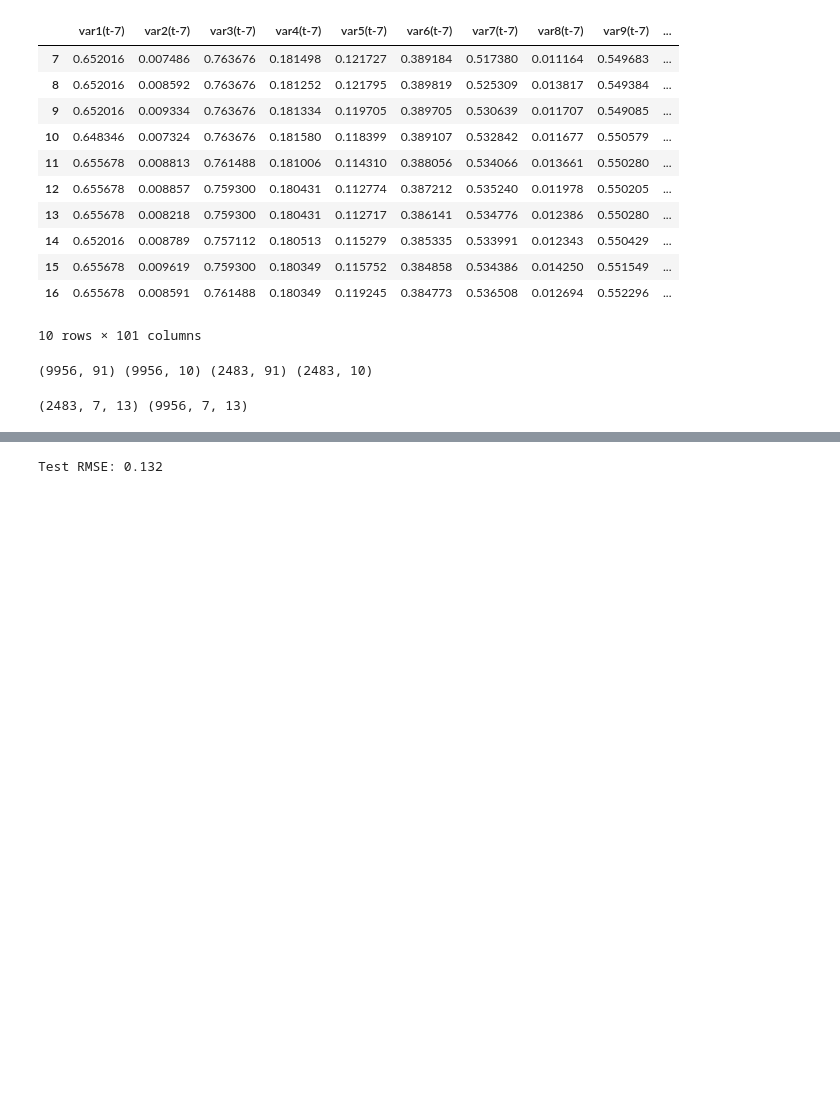
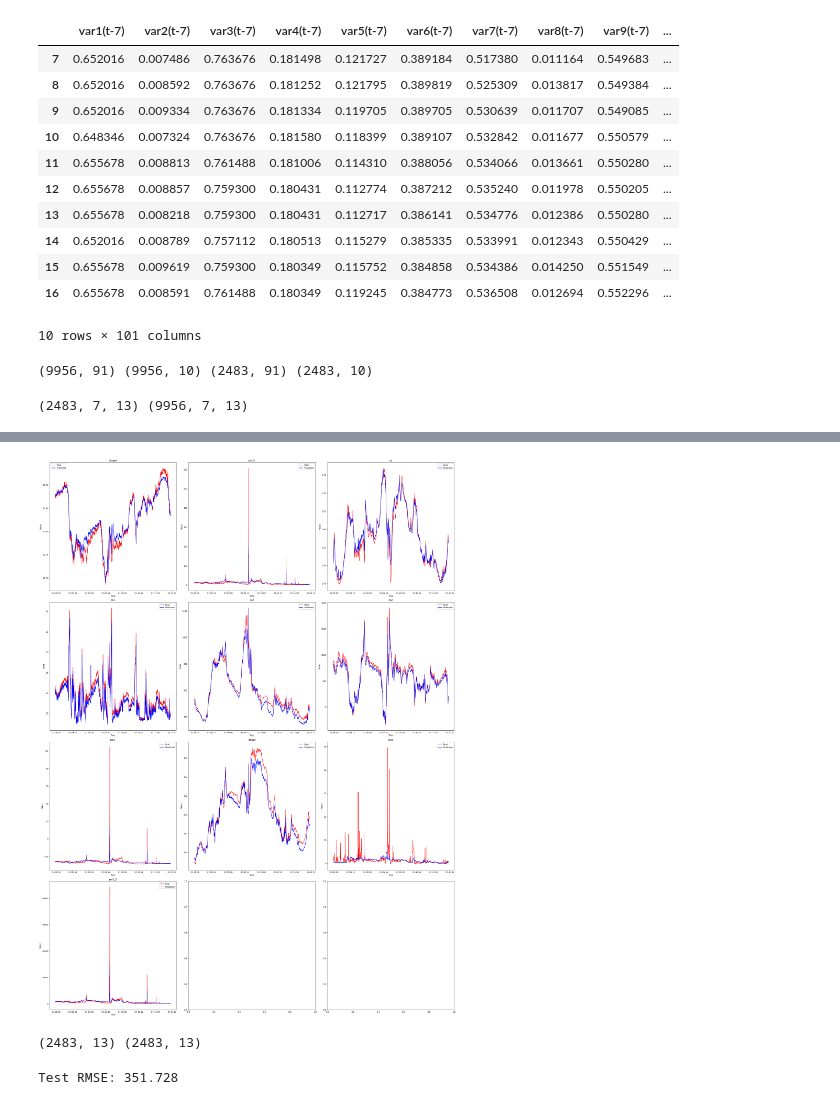
Before and after one commit to XIAxuanzheFrancis/Apprentissage-du-mod-le-LSTM, a Jupyter notebook: lstm.ipynb, the cells around one changed output, grey strips where cells are left out. Cells and saved outputs as stored; diff of their text form; code cells hidden in the pictures; blank space fills up the shorter version.

```diff
--- a/lstm.ipynb
+++ b/lstm.ipynb
@@ -360,19 +427,40 @@ Epoch 200/200
 # %%
 yhat = model.predict(test_X)
 test_X = test_X.reshape((test_X.shape[0], n_seconds*n_features))
 
 selected_columns = [i for i in range(test_X.shape[1]) if i in [3, 10, 11]]
 
 inv_yhat = np.concatenate((yhat, test_X[:, selected_columns]), axis=1)
 inv_yhat = scaler.inverse_transform(inv_yhat)
-inv_yhat = inv_yhat[:, selected_columns]
+# inv_yhat = inv_yhat[:, selected_columns2]
 
 test_y = test_y.reshape((len(test_y), 10))
 inv_y = np.concatenate((test_y, test_X[:, selected_columns]), axis=1)
 inv_y = scaler.inverse_transform(inv_y)
-inv_y = inv_y[:, selected_columns]
+# inv_y = inv_y[:, selected_columns2]
 
-rmse = sqrt(mean_squared_error(inv_y, inv_yhat))
-print('Test RMSE: %.3f' % rmse)
+dates = dates[-2483:]
+fig, axs = plt.subplots(4, 3, figsize=(30, 40))
+feature_indices = {
+    'oxygen': 0, 'pm10': 1, 'co': 2, 'co2': 3, 'so2': 4,
+    'no2': 5, 'pm1': 6, 'dewpt': 7, 'tvoc': 8, 'pm2_5': 9
+}
+for i, (feature, index) in enumerate(feature_indices.items()):
+    row = i // 3
+    col = i % 3
+
+    axs[row, col].plot(dates,inv_y[:, index], color='red', label='Real')
+    axs[row, col].plot(dates,inv_yhat[:, index], color='blue', label='Predicted')
+    axs[row, col].set_title(feature)
+    axs[row, col].set_xlabel('Time')
+    axs[row, col].set_ylabel('Value')
+    axs[row, col].legend()
+
+plt.tight_layout()
+plt.show()
 # %% [output]
-Test RMSE: 0.132
+[figure, added]
+# %%
+print(inv_y.shape, inv_yhat.shape)
+# %% [output]
+(2483, 13) (2483, 13)
@@ -378,0 +471,5 @@ Test RMSE: 0.132
+# %%
+rmse = sqrt(mean_squared_error(inv_y, inv_yhat))
+print('Test RMSE: %.3f' % rmse)
+# %% [output]
+Test RMSE: 351.728
```
Also changed, not shown: parts of 8 cells of this notebook, 1 other file.
